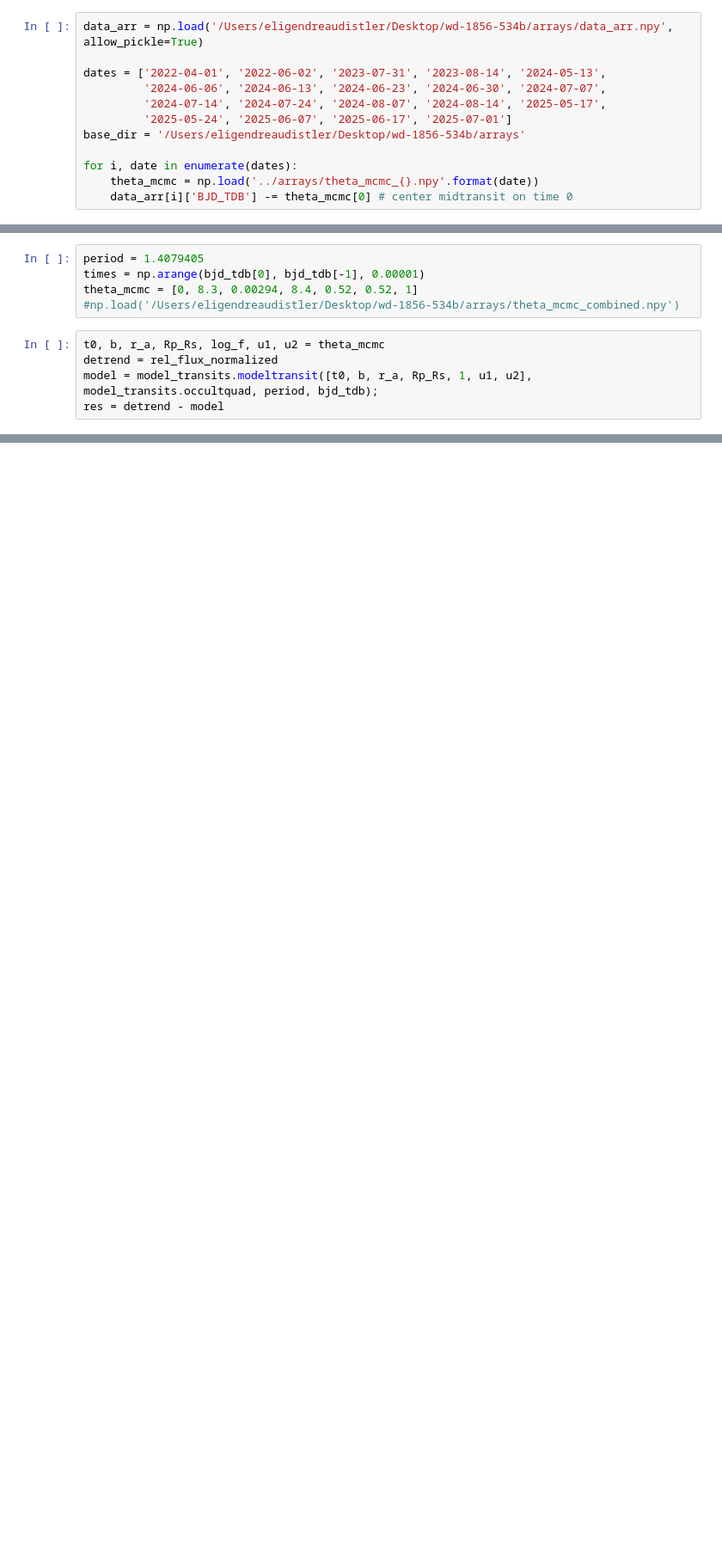
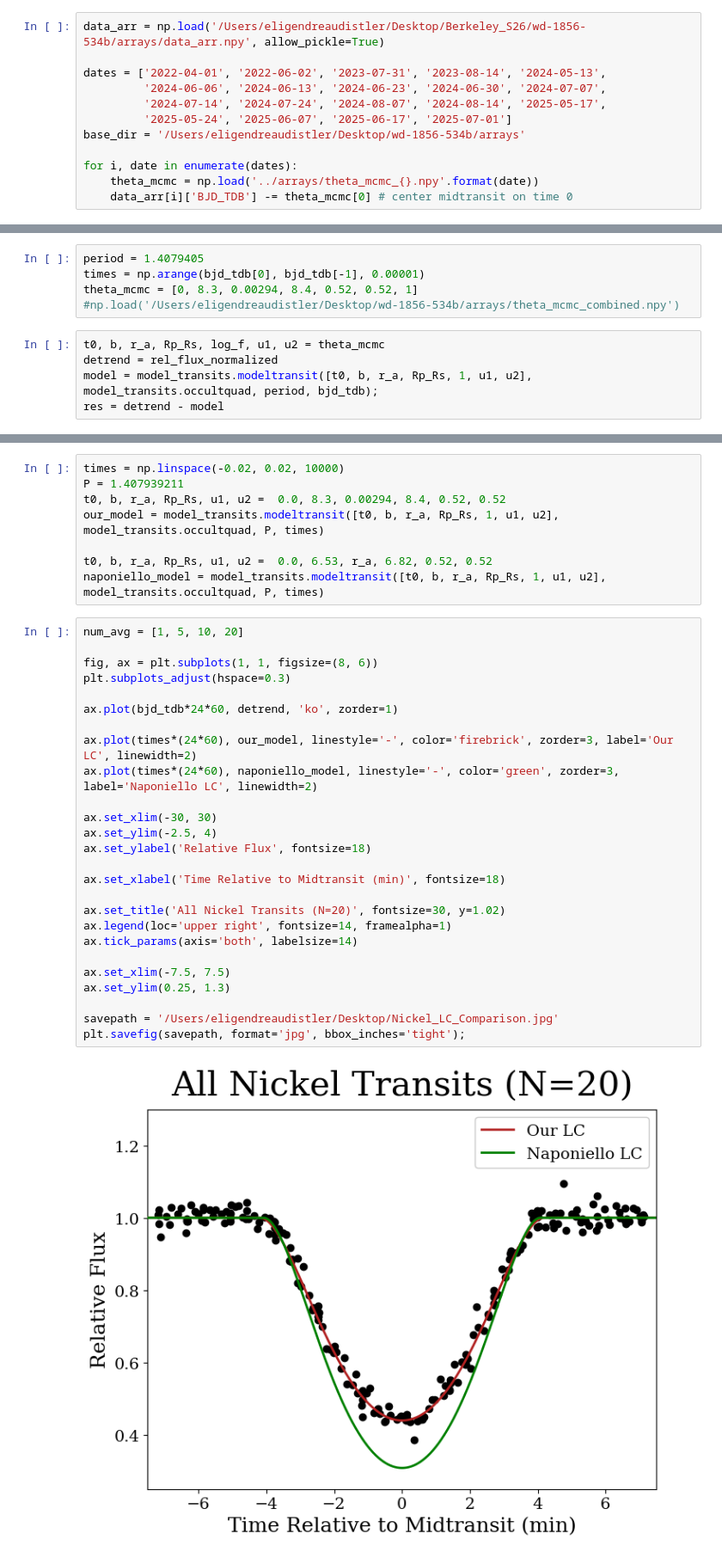
Before and after one commit to eligd/wd-1856-534b, a Jupyter notebook: fit_lightcurves/plot_combined_lightcurve.ipynb, the cells around one changed output, grey strips where cells are left out. Shown at 86% size. Saved outputs shown, nothing was run; the diff lists cells and outputs as text; blank space fills up the shorter version.

```diff
--- a/fit_lightcurves/plot_combined_lightcurve.ipynb
+++ b/fit_lightcurves/plot_combined_lightcurve.ipynb
@@ -12,7 +12,7 @@ from IPython.display import Math
 
 import model_transits
 # %%
-data_arr = np.load('/Users/eligendreaudistler/Desktop/wd-1856-534b/arrays/data_arr.npy', allow_pickle=True)
+data_arr = np.load('/Users/eligendreaudistler/Desktop/Berkeley_S26/wd-1856-534b/arrays/data_arr.npy', allow_pickle=True)
 
 dates = ['2022-04-01', '2022-06-02', '2023-07-31', '2023-08-14', '2024-05-13',
          '2024-06-06', '2024-06-13', '2024-06-23', '2024-06-30', '2024-07-07',
@@ -156 +157,37 @@ plt.savefig(savepath, format='pdf', bbox_inches='tight');
 [figure]
+# %%
+times = np.linspace(-0.02, 0.02, 10000)
+P = 1.407939211
+t0, b, r_a, Rp_Rs, u1, u2 =  0.0, 8.3, 0.00294, 8.4, 0.52, 0.52
+our_model = model_transits.modeltransit([t0, b, r_a, Rp_Rs, 1, u1, u2], model_transits.occultquad, P, times)
+
+t0, b, r_a, Rp_Rs, u1, u2 =  0.0, 6.53, r_a, 6.82, 0.52, 0.52
+naponiello_model = model_transits.modeltransit([t0, b, r_a, Rp_Rs, 1, u1, u2], model_transits.occultquad, P, times)
+# %%
+num_avg = [1, 5, 10, 20]
+
+fig, ax = plt.subplots(1, 1, figsize=(8, 6))
+plt.subplots_adjust(hspace=0.3)
+
+ax.plot(bjd_tdb*24*60, detrend, 'ko', zorder=1)
+
+ax.plot(times*(24*60), our_model, linestyle='-', color='firebrick', zorder=3, label='Our LC', linewidth=2)
+ax.plot(times*(24*60), naponiello_model, linestyle='-', color='green', zorder=3, label='Naponiello LC', linewidth=2)
+
+ax.set_xlim(-30, 30)
+ax.set_ylim(-2.5, 4)
+ax.set_ylabel('Relative Flux', fontsize=18)
+
+ax.set_xlabel('Time Relative to Midtransit (min)', fontsize=18)
+
+ax.set_title('All Nickel Transits (N=20)', fontsize=30, y=1.02)
+ax.legend(loc='upper right', fontsize=14, framealpha=1)
+ax.tick_params(axis='both', labelsize=14)
+
+ax.set_xlim(-7.5, 7.5)
+ax.set_ylim(0.25, 1.3)
+
+savepath = '/Users/eligendreaudistler/Desktop/Nickel_LC_Comparison.jpg'
+plt.savefig(savepath, format='jpg', bbox_inches='tight');
+# %% [output]
+[figure, added]
```
Also changed, not shown: parts of 3 cells of this notebook, 20 other files.
